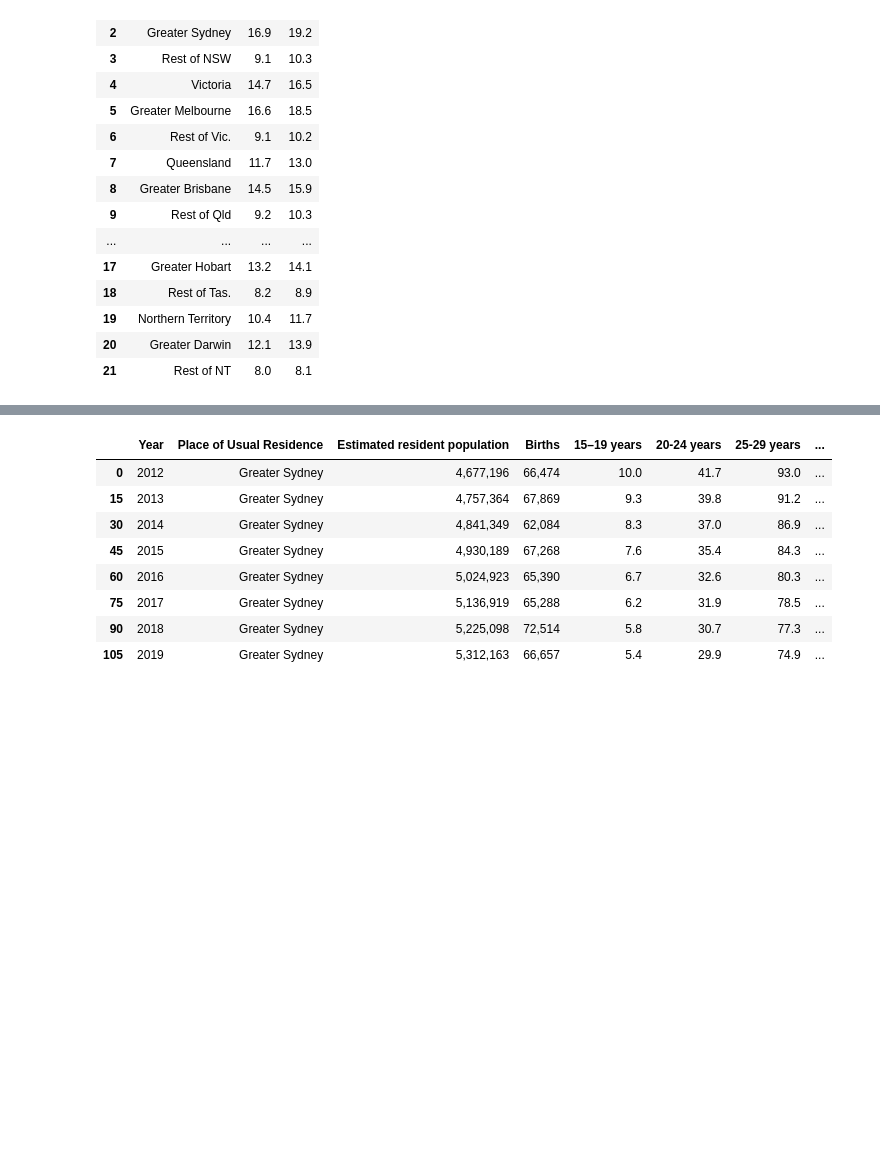
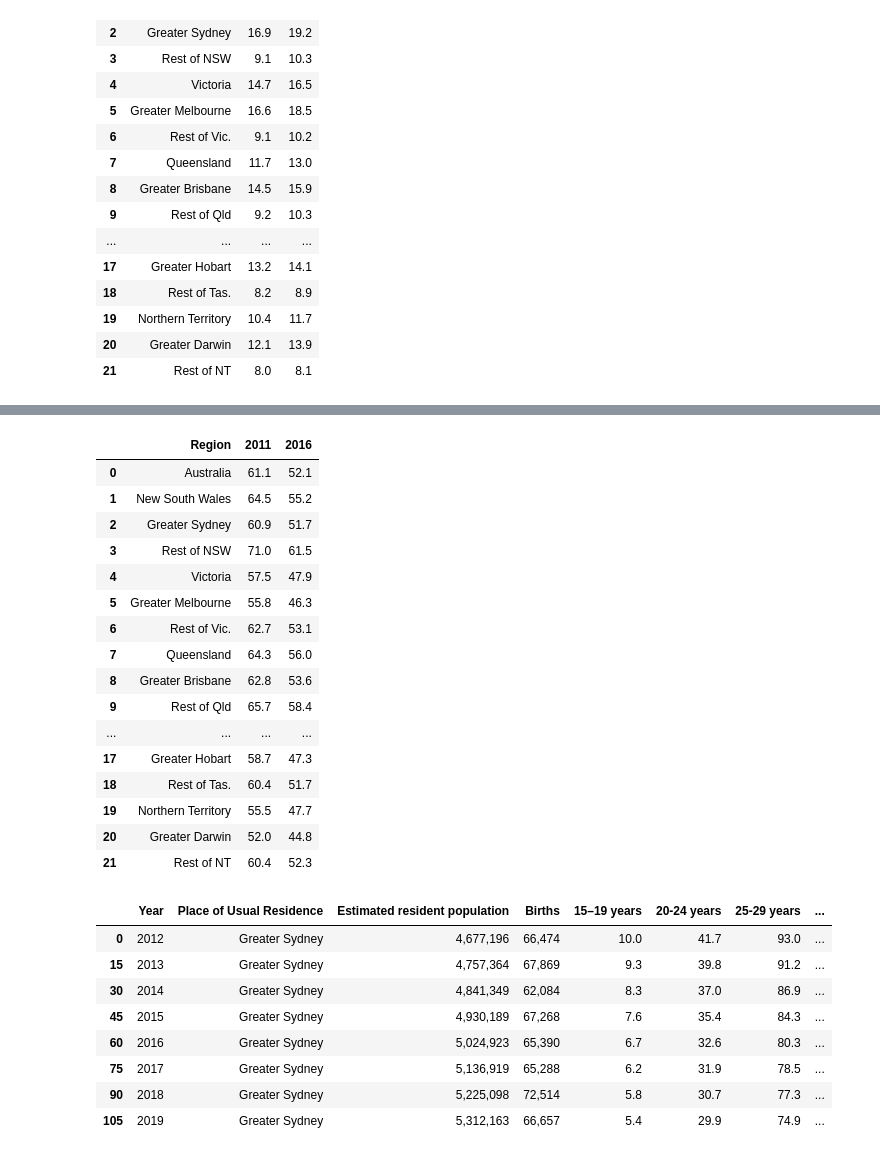
Before and after one commit to NathanJPotter/Team-Project-1, a Jupyter notebook: Project 1.ipynb, the cells around one changed output, grey strips where cells are left out. Drawn from its saved outputs; the diff is of its cells as text; code cells hidden in the pictures; blank space fills up the shorter version.

```diff
--- a/Project 1.ipynb
+++ b/Project 1.ipynb
@@ -6,9 +6,6 @@ import numpy as np
 # Read in csv
 birth_path = 'Database 1.xlsx - Sheet2_starter.csv'
 birth_data_df = pd.read_csv(birth_path)
-
-dwelling_value_path = 'Residential dwellings - values etc (2012-2019).csv'
-dwelling_value_df = pd.read_csv(dwelling_value_path)
 
 income_data_path = 'Median_income_(incl govt allowance).csv'
 income_data_df = pd.read_csv(income_data_path)
@@ -22,6 +19,9 @@ prof_data_df = pd.read_csv(prof_data_path)
 mortgage_path = 'Av mthly household mortgage.csv'
 mortgage_data_df = pd.read_csv(mortgage_path)
 
+christian_path = 'Christianity_percent.csv'
+christian_data = pd.read_csv(christian_path)
+
 birth_data_df
 # %% [output]
 |  | Year | Place of Usual Residence | Estimated resident population | Births | 15–19 years | 20-24 years | 25-29 years | ... |
@@ -164,3 +164,24 @@ mortgage_data_df
+# %%
+# percentage of residents who identify as Christian
+christian_data
+# %% [output]
+|  | Region | 2011 | 2016 |
+| 0 | Australia | 61.1 | 52.1 |
+| 1 | New South Wales | 64.5 | 55.2 |
+| 2 | Greater Sydney | 60.9 | 51.7 |
+| 3 | Rest of NSW | 71.0 | 61.5 |
+| 4 | Victoria | 57.5 | 47.9 |
+| 5 | Greater Melbourne | 55.8 | 46.3 |
+| 6 | Rest of Vic. | 62.7 | 53.1 |
+| 7 | Queensland | 64.3 | 56.0 |
+| 8 | Greater Brisbane | 62.8 | 53.6 |
+| 9 | Rest of Qld | 65.7 | 58.4 |
+| ... | ... | ... | ... |
+| 17 | Greater Hobart | 58.7 | 47.3 |
+| 18 | Rest of Tas. | 60.4 | 51.7 |
+| 19 | Northern Territory | 55.5 | 47.7 |
+| 20 | Greater Darwin | 52.0 | 44.8 |
+| 21 | Rest of NT | 60.4 | 52.3 |
 # %%
 birth_data_syd_df = birth_data_df.loc[birth_data_df['Place of Usual Residence'] == "Greater Sydney"]
 birth_data_syd_df
```
Also changed, not shown: parts of 3 cells of this notebook, 3 other files.
